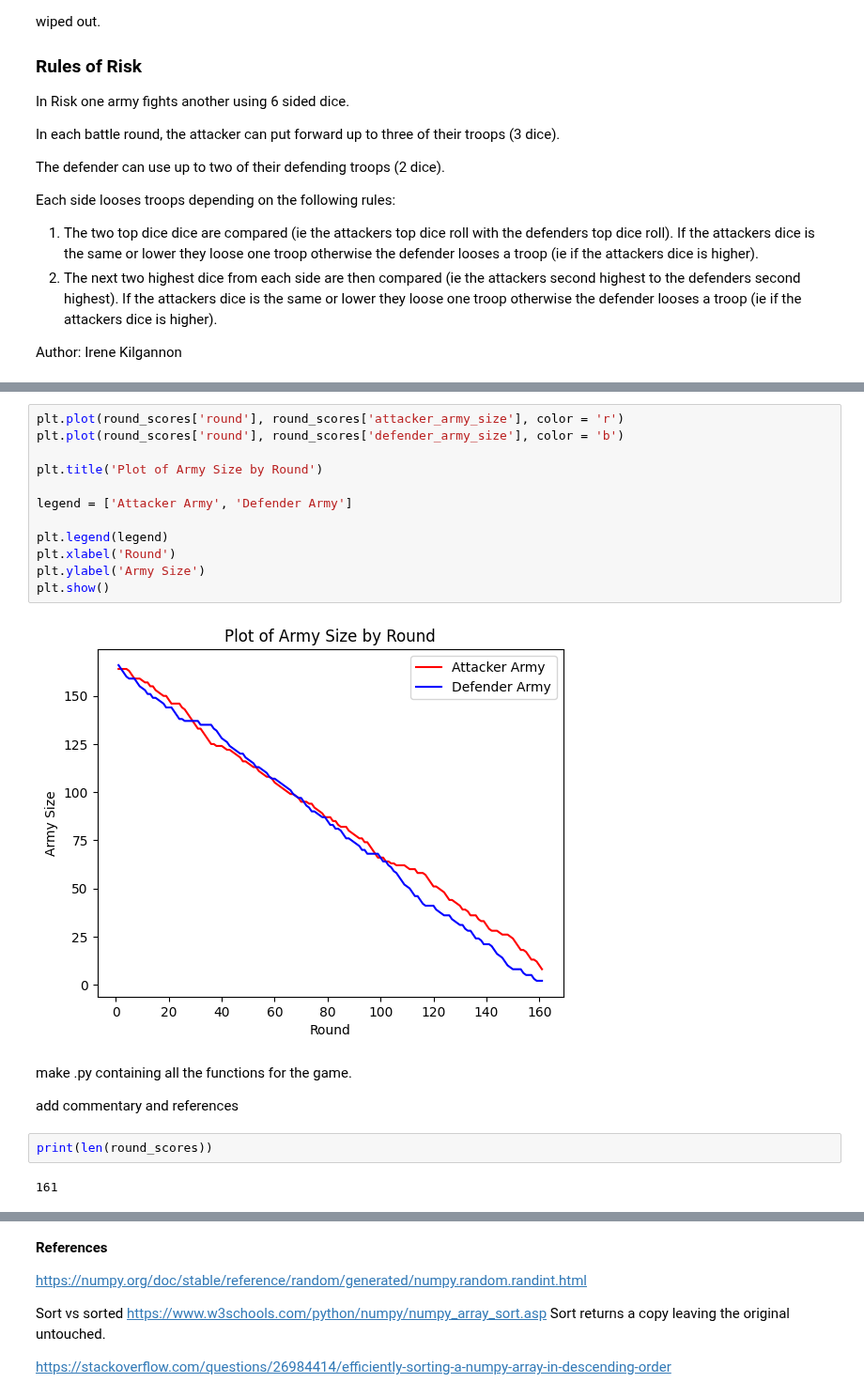
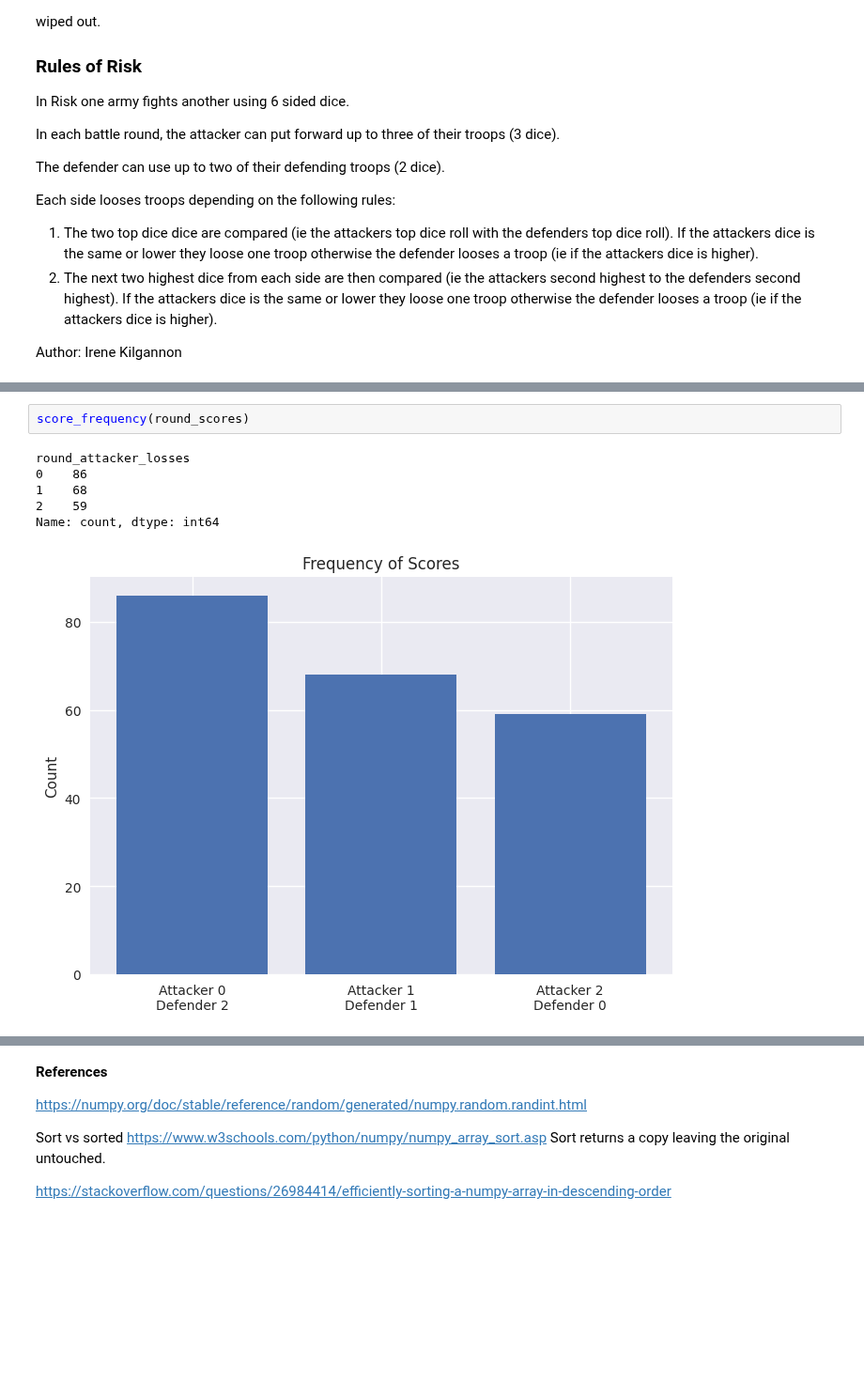
Before and after one commit to IreneKilgannon/PFDA, a Jupyter notebook: PFDA-assignments/assignment_5_risk.ipynb, the cells around one changed output, grey strips where cells are left out. Shown at 94% size. Drawn from its saved outputs; the diff is of its cells as text; blank space fills up the shorter version.

```diff
--- a/PFDA-assignments/assignment_5_risk.ipynb
+++ b/PFDA-assignments/assignment_5_risk.ipynb
@@ -389,23 +150,9 @@ plt.show()
-# %%
-plt.plot(round_scores['round'], round_scores['attacker_army_size'], color = 'r')
-plt.plot(round_scores['round'], round_scores['defender_army_size'], color = 'b')
-
-plt.title('Plot of Army Size by Round')
-
-legend = ['Attacker Army', 'Defender Army']
-
-plt.legend(legend)
-plt.xlabel('Round')
-plt.ylabel('Army Size')
-plt.show()
-# %% [output]
-[figure, removed]
-# %% [markdown]
-make .py containing all the functions for the game.
-
-
-add commentary and references
-# %%
-print(len(round_scores))
-# %% [output]
-161
+# %%
+score_frequency(round_scores)
+# %% [output]
+round_attacker_losses
+0    86
+1    68
+2    59
+Name: count, dtype: int64
+[figure, added]
```
Also changed, not shown: parts of 26 cells of this notebook, 1 other file.
